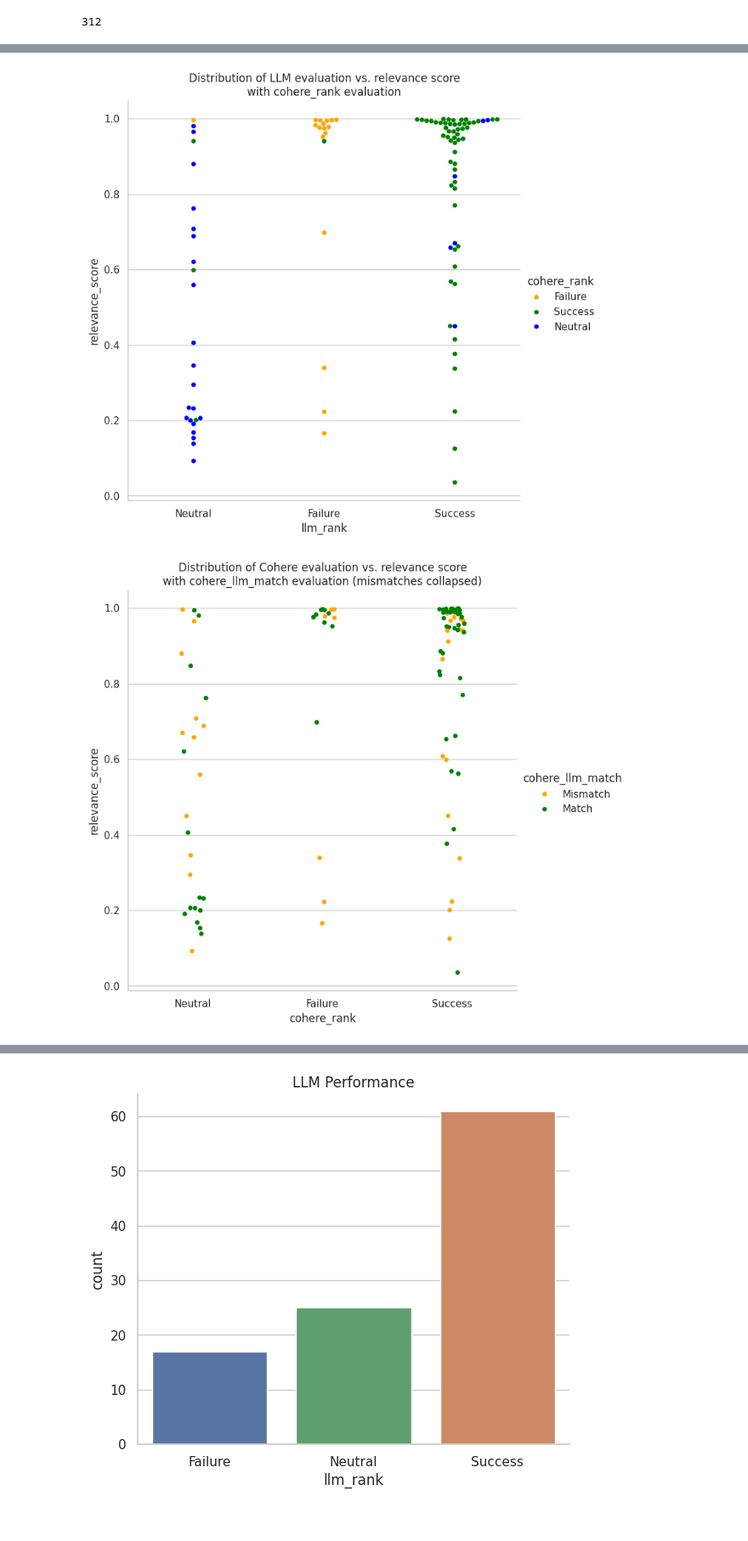
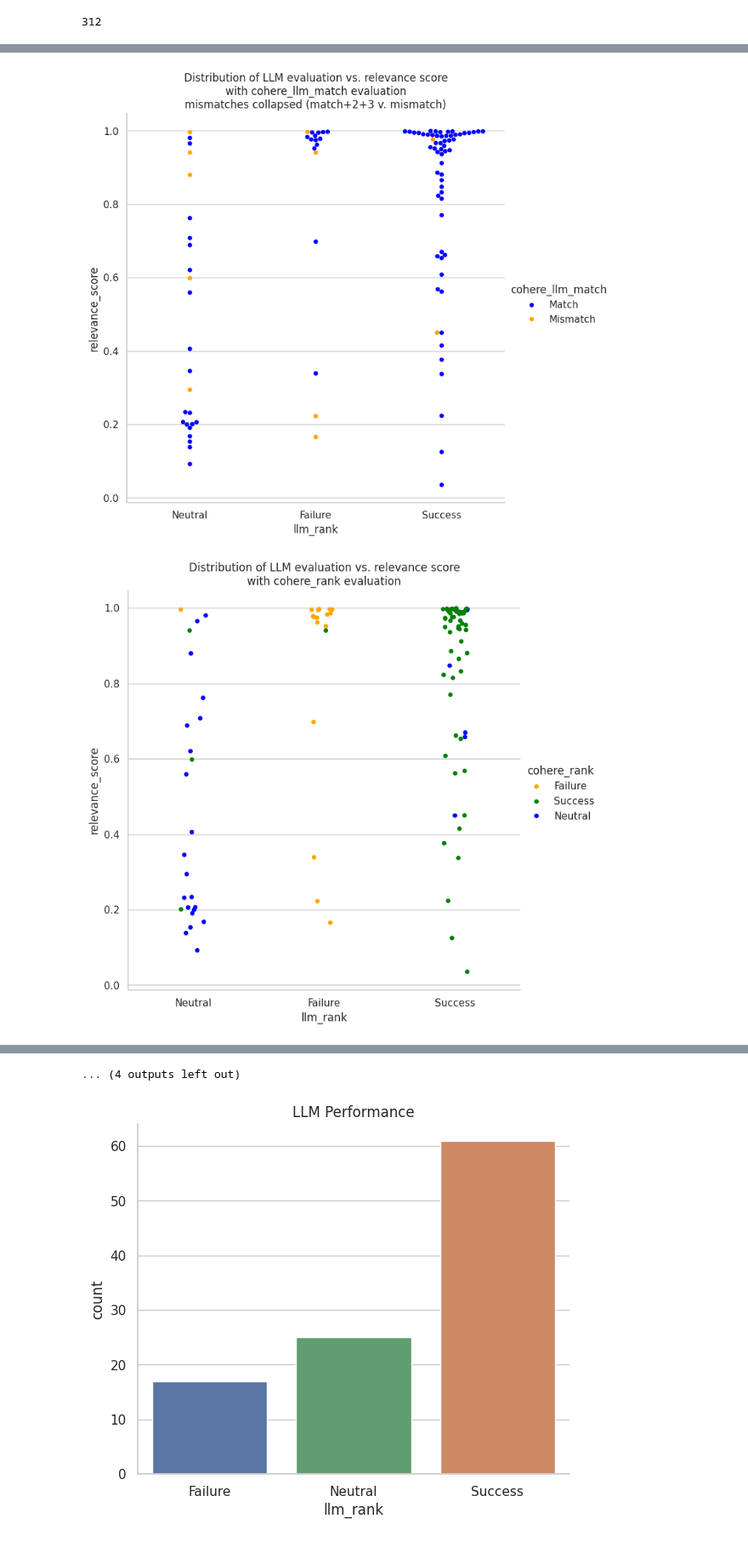
Before and after one commit to NCBI-Codeathons/mlxai-2024-team-beaumont, a Jupyter notebook: jupyter/notebooks/complete_workflow/evaluation/Eval.ipynb, the cells around one changed output, grey strips where cells are left out. Shown at 85% size. Drawn from its saved outputs; the diff is of its cells as text; code cells hidden in the pictures.

Commit message:
updated plots

```diff
--- a/jupyter/notebooks/complete_workflow/evaluation/Eval.ipynb
+++ b/jupyter/notebooks/complete_workflow/evaluation/Eval.ipynb
@@ -218,7 +280,7 @@ from seaborn import catplot
 sns.set_style("whitegrid")
 
 palette1 = {"Success": "green", "Failure": "orange", "Neutral": "blue"}
-palette2 = {"Match": "green", "Mismatch": "orange"}
+palette2 = {"Match": "blue", "Mismatch": "orange"}
 
 # 'relevance_score', 'cohere_rank', 'llm_alignment', 'llm_rank', 'cohere_llm_match'
 # x=llm_rank
@@ -236,6 +298,11 @@ h2 = sns.catplot(data=llm_subset_df_collapsed_gt2, x="llm_rank", y="relevance_sc
 h2.set(title="Distribution of LLM evaluation vs. relevance score\nwith cohere_llm_match evaluation\nmismatches collapsed (3-mismatch+mismatch)")#xlabel="Fare", ylabel="")
 h2sw = sns.catplot(data=llm_subset_df_collapsed_gt2, x="llm_rank", y="relevance_score", height=7, order=['Neutral', 'Failure', 'Success'], hue="cohere_llm_match", kind='swarm', palette=palette2)
 h2sw.set(title="Distribution of LLM evaluation vs. relevance score\nwith cohere_llm_match evaluation\nmismatches collapsed (3-mismatch+mismatch)")#xlabel="Fare", ylabel="")
+
+h3 = sns.catplot(data=llm_subset_df_collapsed_gt3, x="llm_rank", y="relevance_score", height=7, order=['Neutral', 'Failure', 'Success'], hue="cohere_llm_match", palette=palette2)
+h3.set(title="Distribution of LLM evaluation vs. relevance score\nwith cohere_llm_match evaluation\nmismatches collapsed (match+2+3 v. mismatch)")#xlabel="Fare", ylabel="")
+h3sw = sns.catplot(data=llm_subset_df_collapsed_gt3, x="llm_rank", y="relevance_score", height=7, order=['Neutral', 'Failure', 'Success'], hue="cohere_llm_match", kind='swarm', palette=palette2)
+h3sw.set(title="Distribution of LLM evaluation vs. relevance score\nwith cohere_llm_match evaluation\nmismatches collapsed (match+2+3 v. mismatch)")#xlabel="Fare", ylabel="")
 
 
 i = sns.catplot(data=llm_subset_df, x="llm_rank", y="relevance_score", height=7, order=['Neutral', 'Failure', 'Success'], hue="cohere_rank", palette=palette1)
@@ -257,8 +324,12 @@ ksw.set(title="Distribution of Cohere evaluation vs. relevance score\nwith coher
 k2 = sns.catplot(data=llm_subset_df_collapsed_gt2, x="cohere_rank", y="relevance_score", height=7, order=['Neutral', 'Failure', 'Success'], hue="cohere_llm_match", palette=palette2)
 k2.set(title="Distribution of Cohere evaluation vs. relevance score\nwith cohere_llm_match evaluation\nmismatches collapsed (3-mismatch+mismatch)")#xlabel="Fare", ylabel="")
 k2sw = sns.catplot(data=llm_subset_df_collapsed_gt2, x="cohere_rank", y="relevance_score", height=7, order=['Neutral', 'Failure', 'Success'], hue="cohere_llm_match", kind='swarm', palette=palette2)
-k2sw.set(title="Distribution of Cohere evaluation vs. relevance score\nwith cohere_llm_match evaluation\nmismatches collapsed (3-mismatch+mismatch)")#xlabel="Fare", ylabel="")
+k2sw.set(title="Distribution of Cohere evaluation vs. relevance score\nwith cohere_llm_match evaluation\nmismatches collapsed(match+2+3 v. mismatch)")#xlabel="Fare", ylabel="")
 
+k3 = sns.catplot(data=llm_subset_df_collapsed_gt3, x="cohere_rank", y="relevance_score", height=7, order=['Neutral', 'Failure', 'Success'], hue="cohere_llm_match", palette=palette2)
+k3.set(title="Distribution of Cohere evaluation vs. relevance score\nwith cohere_llm_match evaluation\nmismatches collapsed collapsed(match+2+3 v. mismatch)")#xlabel="Fare", ylabel="")
+k3sw = sns.catplot(data=llm_subset_df_collapsed_gt3, x="cohere_rank", y="relevance_score", height=7, order=['Neutral', 'Failure', 'Success'], hue="cohere_llm_match", kind='swarm', palette=palette2)
+k3sw.set(title="Distribution of Cohere evaluation vs. relevance score\nwith cohere_llm_match evaluation\nmismatches collapsed(match+2+3 v. mismatch)")#xlabel="Fare", ylabel="")
 
 m = sns.catplot(data=llm_subset_df, x="cohere_rank", y="relevance_score", height=7, order=['Neutral', 'Failure', 'Success'], hue="llm_rank", palette=palette1)
 m.set(title="Distribution of Cohere evaluation vs. relevance score\nwith llm_rank evaluation")#xlabel="Fare", ylabel="")
@@ -272,21 +343,25 @@ msw.set(title="Distribution of Cohere evaluation vs. relevance score\nwith llm_r
 
 # # save plots
 # g.savefig("./plots/g_llmVmatch.png")
-# h.savefig("./plots/h_llmVmatch_collapsed.png")
-# h2.savefig("./plots/h2_llmVmatch_collapsed.png")
-# i.savefig("./plots/i_llmVcohere.png")
+h.savefig("./plots/h_llmVmatch_collapsed.png")
+h2.savefig("./plots/h2_llmVmatch_collapsed.png")
+h3.savefig("./plots/h3_llmVmatch_collapsed.png")
+i.savefig("./plots/i_llmVcohere.png")
 # j.savefig("./plots/j_cohereVmatch.png")
-# k.savefig("./plots/k_cohereVmatch_collapsed.png")
-# k2.savefig("./plots/k2_cohereVmatch_collapsed.png")
-# m.savefig("./plots/m_cohereVllm.png")
+k.savefig("./plots/k_cohereVmatch_collapsed.png")
+k2.savefig("./plots/k2_cohereVmatch_collapsed.png")
+k3.savefig("./plots/k3_cohereVmatch_collapsed.png")
+m.savefig("./plots/m_cohereVllm.png")
 
 
 # gsw.savefig("./plots/swarm_g_llmVmatch.png")
 hsw.savefig("./plots/swarm_h_llmVmatch_collapsed.png")
 h2sw.savefig("./plots/swarm_h2_llmVmatch_collapsed.png")
+h3sw.savefig("./plots/swarm_h2_llmVmatch_collapsed.png")
 isw.savefig("./plots/swarm_i_llmVcohere.png")
 # jsw.savefig("./plots/swarm_j_cohereVmatch.png")
 ksw.savefig("./plots/swarm_k_cohereVmatch_collapsed.png")
 k2sw.savefig("./plots/swarm_k2_cohereVmatch_collapsed.png")
+k3sw.savefig("./plots/swarm_k3_cohereVmatch_collapsed.png")
 msw.savefig("./plots/swarm_m_cohereVllm.png")
 # %% [output]
@@ -298,2 +374,2 @@ msw.savefig("./plots/swarm_m_cohereVllm.png")
-[figure, old version]
+[figure, new version]
-[figure, old version]
+[figure, new version]
@@ -305,3 +380,4 @@ msw.savefig("./plots/swarm_m_cohereVllm.png")
+... (4 outputs left out)
 # %%
 # sns.catplot(data=llm_subset_df, x="llm_rank", y="relevance_score", order=['Neutral', 'Failure', 'Success'], kind="box")
 # sns.catplot(data=llm_subset_df, x="cohere_rank", y="relevance_score", order=['Neutral', 'Failure', 'Success'], kind="box")
```
Also changed, not shown: parts of 4 cells of this notebook, 19 other files.
